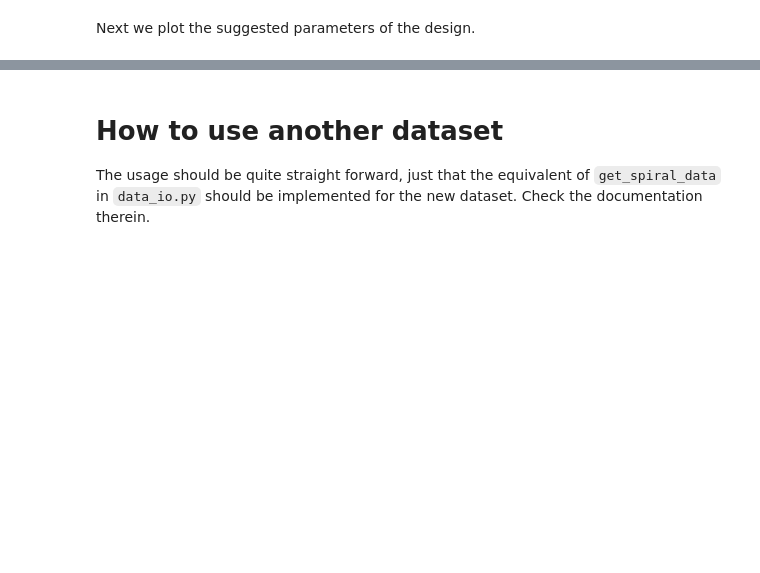
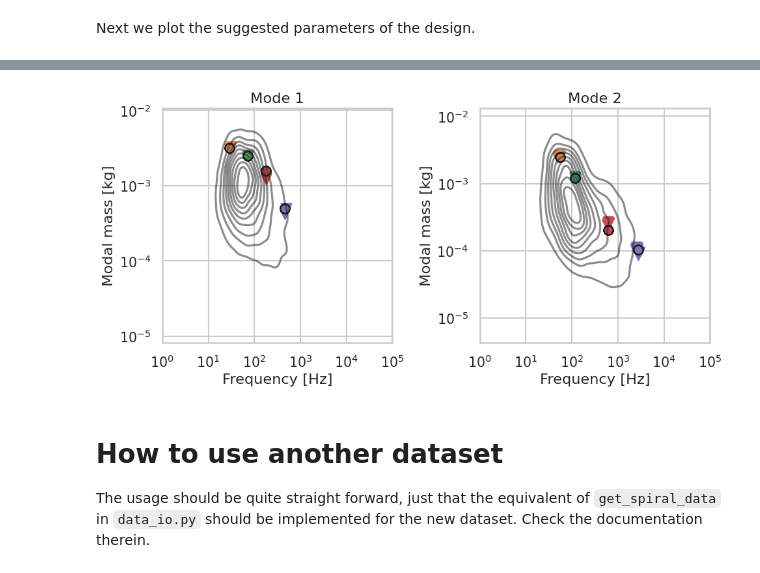
Before and after one commit to leafty/resonator-design, a Jupyter notebook: notebooks/train_and_test_cvae.ipynb, the cells around one changed output, grey strips where cells are left out. Cells and saved outputs as stored; diff of their text form; code cells hidden in the pictures; blank space fills up the shorter version.

Commit message:
requesting designs

```diff
--- a/notebooks/train_and_test_cvae.ipynb
+++ b/notebooks/train_and_test_cvae.ipynb
@@ -127,4 +130,8 @@ cvae_utils.plot_proposed_designs(model, train_gen, suggested_designs, apply_log=
 ... (3 outputs left out)
+# %%
+cvae_utils.plot_requested_predicted_designs(suggested_designs, train_gen, num_modes, correction_factors)
+# %% [output]
+[figure, added]
 # %% [markdown]
 # How to use another dataset
 
```
Also changed, not shown: parts of 2 cells of this notebook, 2 other files.
